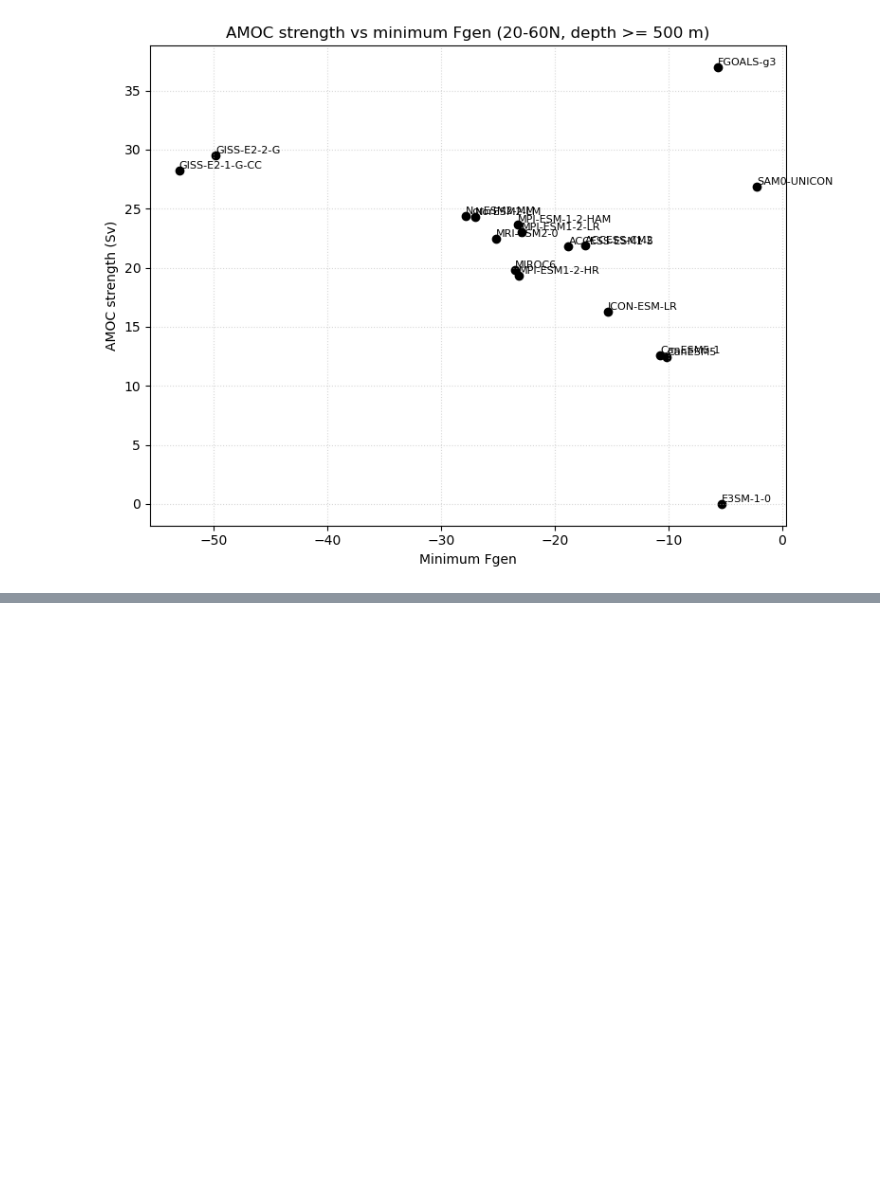
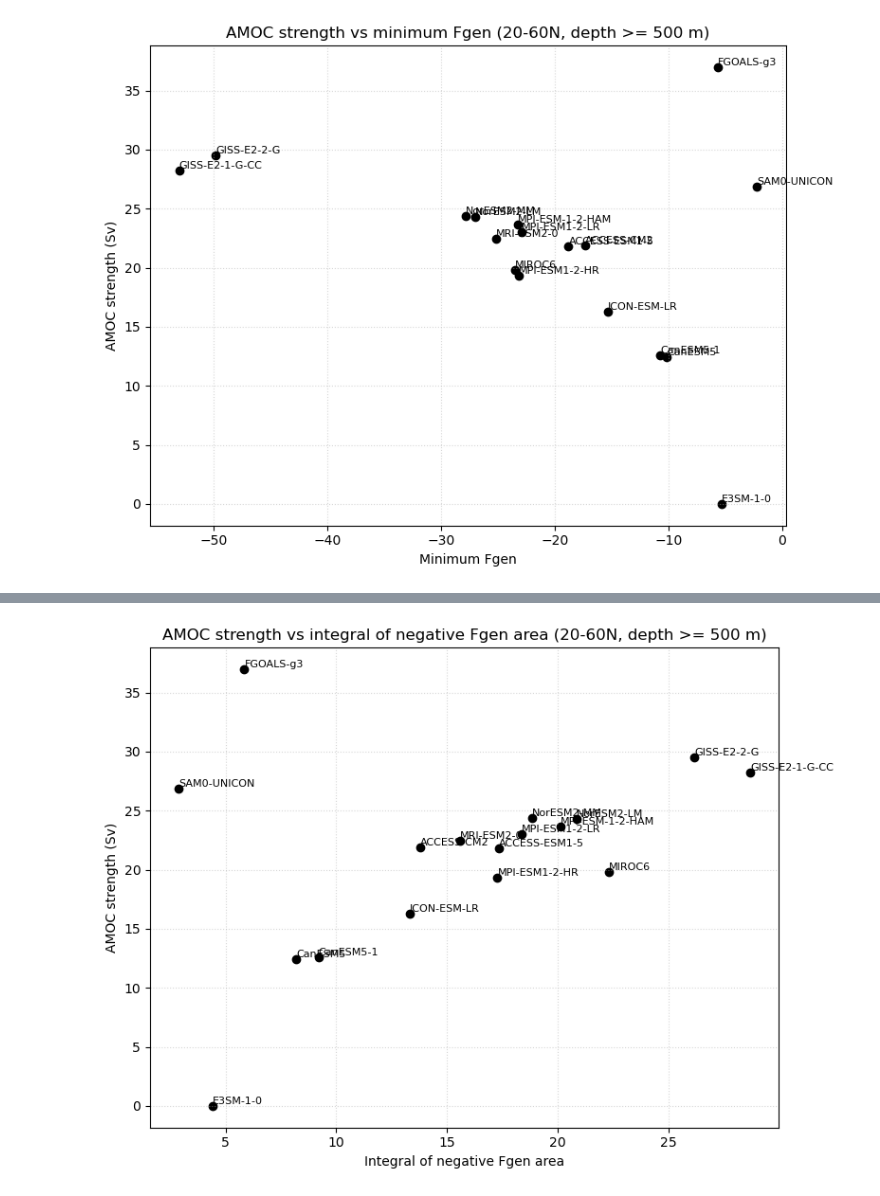
Before and after one commit to xuxingcheng/AMOC-Model-Performance-Analysis, a Jupyter notebook: scripts/FgenEvaluation/AMOC_evaluation.ipynb, the cells around one changed output, grey strips where cells are left out. Saved outputs shown, nothing was run; the diff lists cells and outputs as text; code cells hidden in the pictures; blank space fills up the shorter version.

Commit message:
added Amoc vs Fgen negative integral

```diff
--- a/scripts/FgenEvaluation/AMOC_evaluation.ipynb
+++ b/scripts/FgenEvaluation/AMOC_evaluation.ipynb
@@ -210,6 +210,12 @@ def amoc_strength(mean_field, lat_bounds=(20, 60), min_depth=500):
 
 def fgen_minimum(fgen_frame):
     return float(fgen_frame["Fgen"].min())
+
+
+def negative_fgen_area_integral(fgen_frame):
+    rho = fgen_frame["rho"].to_numpy()
+    negative_fgen = np.clip(-fgen_frame["Fgen"].to_numpy(), 0, None)
+    return float(np.trapz(negative_fgen, x=rho))
 # %%
 amoc_model_files = {}
 
@@ -420,0 +468,28 @@ plt.show()
+# %%
+plt.figure(figsize=(8, 6))
+plt.scatter(
+    amoc_fgen_negative_area_summary["negative_Fgen_area_integral"],
+    amoc_fgen_negative_area_summary["AMOC_strength_Sv"],
+    color="black",
+)
+
+for _, row in amoc_fgen_negative_area_summary.iterrows():
+    plt.text(
+        row["negative_Fgen_area_integral"],
+        row["AMOC_strength_Sv"],
+        row["model"],
+        fontsize=8,
+        ha="left",
+        va="bottom",
+    )
+
+plt.xlabel("Integral of negative Fgen area")
+plt.ylabel("AMOC strength (Sv)")
+plt.title(
+    f"AMOC strength vs integral of negative Fgen area ({lat_bounds[0]}-{lat_bounds[1]}N, depth >= {min_depth} m)"
+)
+plt.grid(True, linestyle=":", alpha=0.5)
+plt.tight_layout()
+plt.show()
+# %% [output]
+[figure, added]
```
Also changed, not shown: parts of 1 cell of this notebook.
